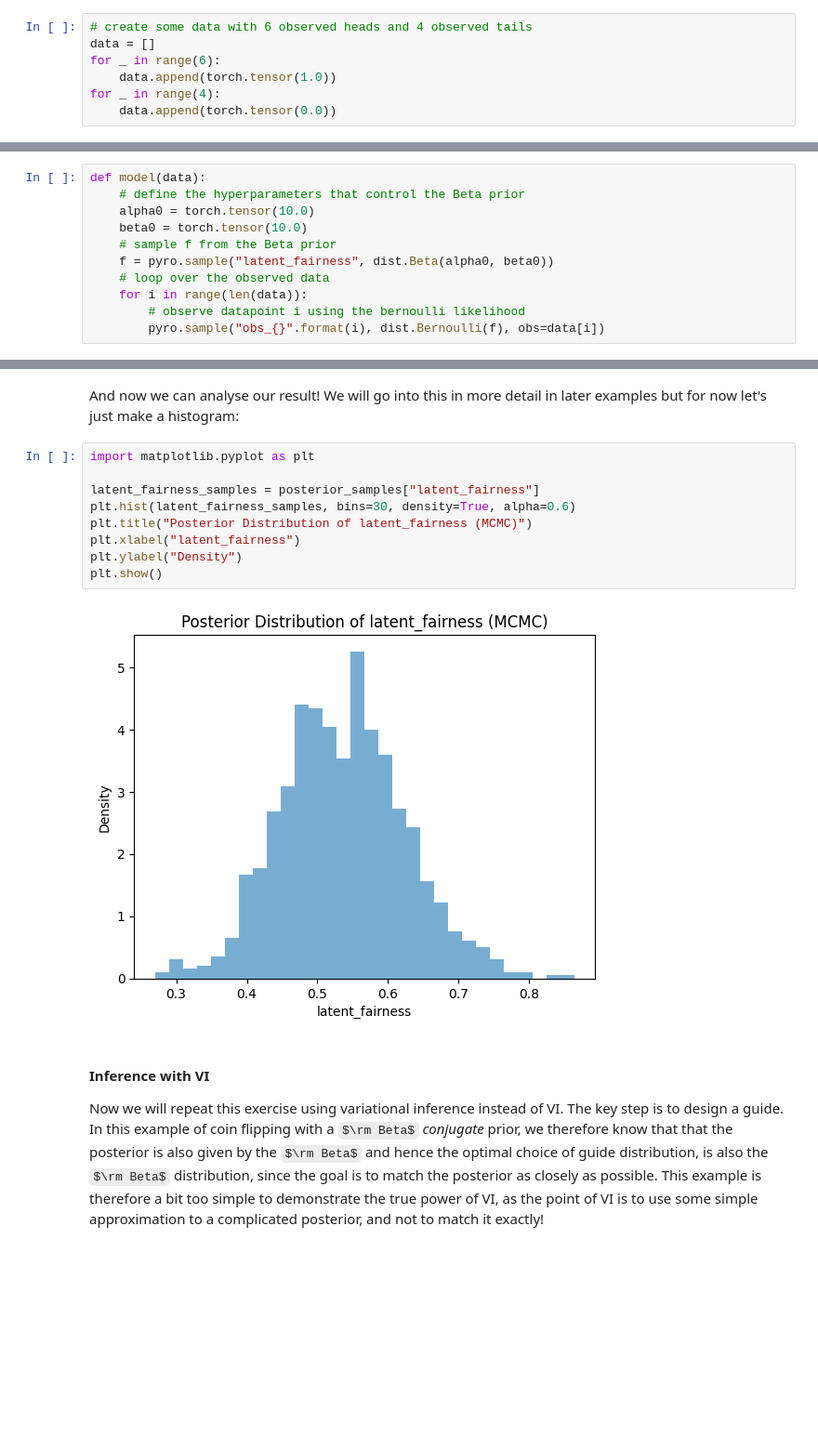
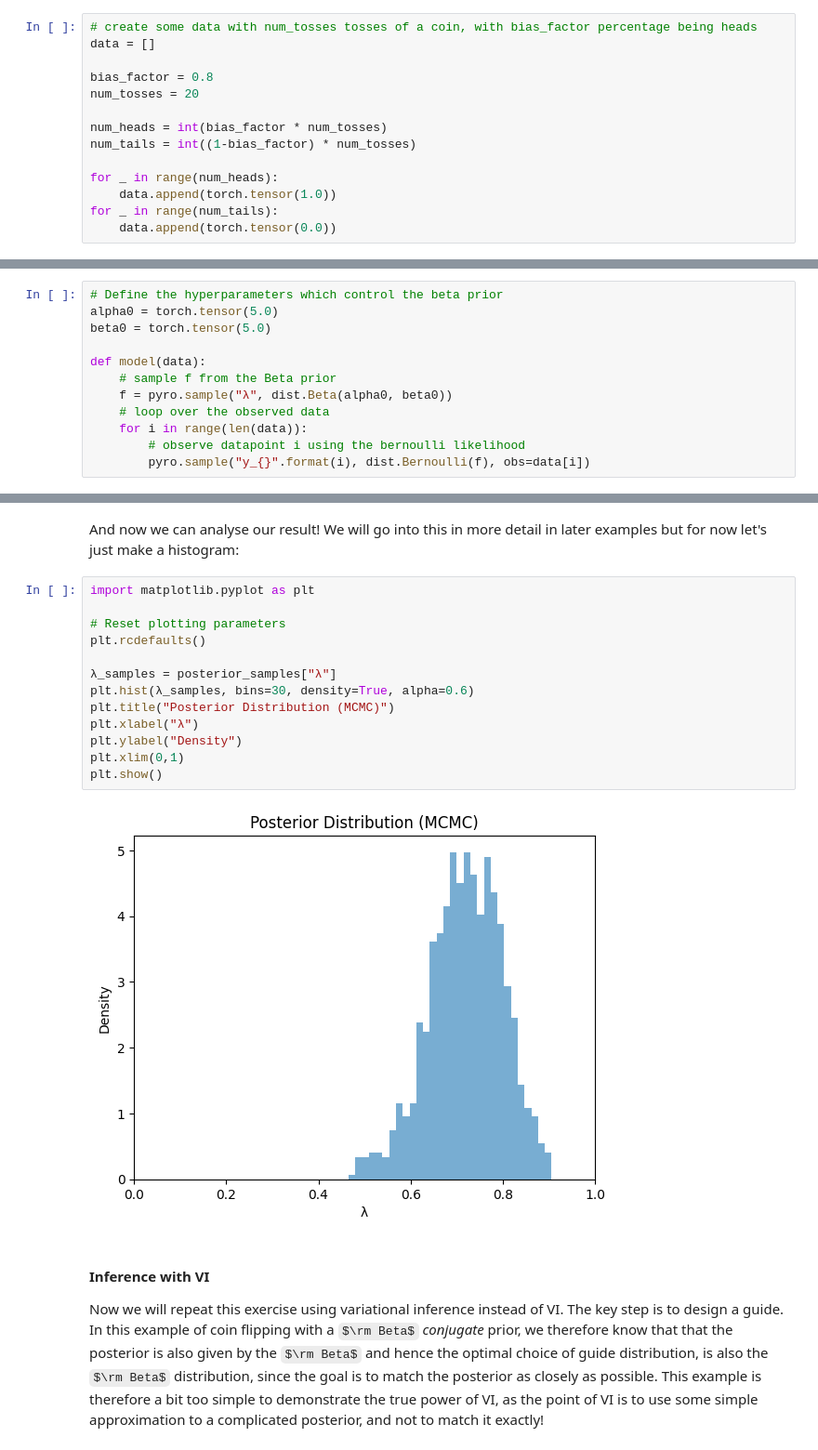
Before and after one commit to DiasFrazerGroup/Intro-to-Bayesian-Modelling-Course, a Jupyter notebook: BayesianModellingCourse_FirstStepsWithPyro_VersionWithAnswers.ipynb, the cells around one changed output, grey strips where cells are left out. Shown at 93% size. Cells and saved outputs as stored; diff of their text form; some formulas as TeX source; blank space fills up the shorter version.

```diff
--- a/BayesianModellingCourse_FirstStepsWithPyro_VersionWithAnswers.ipynb
+++ b/BayesianModellingCourse_FirstStepsWithPyro_VersionWithAnswers.ipynb
@@ -181,11 +185,18 @@ pyro.clear_param_store()
 # %% [markdown]
 Next, we will create some mock data.
 # %%
-# create some data with 6 observed heads and 4 observed tails
+# create some data with num_tosses tosses of a coin, with bias_factor percentage being heads
 data = []
-for _ in range(6):
+
+bias_factor = 0.8
+num_tosses = 20
+
+num_heads = int(bias_factor * num_tosses)
+num_tails = int((1-bias_factor) * num_tosses)
+
+for _ in range(num_heads):
     data.append(torch.tensor(1.0))
-for _ in range(4):
+for _ in range(num_tails):
     data.append(torch.tensor(0.0))
 # %% [markdown]
 ### Defining the model
@@ -205,16 +216,17 @@ where $i$ labels each throw of the coin and $\alpha$ and $\beta$ are the paramet
 
 This is what the model looks like in Pyro
 # %%
+# Define the hyperparameters which control the beta prior
+alpha0 = torch.tensor(5.0)
+beta0 = torch.tensor(5.0)
+
 def model(data):
-    # define the hyperparameters that control the Beta prior
-    alpha0 = torch.tensor(10.0)
-    beta0 = torch.tensor(10.0)
     # sample f from the Beta prior
-    f = pyro.sample("latent_fairness", dist.Beta(alpha0, beta0))
+    f = pyro.sample("λ", dist.Beta(alpha0, beta0))
     # loop over the observed data
     for i in range(len(data)):
         # observe datapoint i using the bernoulli likelihood
-        pyro.sample("obs_{}".format(i), dist.Bernoulli(f), obs=data[i])
+        pyro.sample("y_{}".format(i), dist.Bernoulli(f), obs=data[i])
 # %% [markdown]
 You may not be familiar with python, or PyTorch, and so the details of each line might be hard to follow but don't worry. The main point to notice at this stage is that this model definition quite closely resembles the mathematical expression for the model above!
 # %% [markdown]
@@ -274,14 +286,18 @@ And now we can analyse our result! We will go into this in more detail in later
 # %%
 import matplotlib.pyplot as plt
 
-latent_fairness_samples = posterior_samples["latent_fairness"]
-plt.hist(latent_fairness_samples, bins=30, density=True, alpha=0.6)
-plt.title("Posterior Distribution of latent_fairness (MCMC)")
-plt.xlabel("latent_fairness")
+# Reset plotting parameters
+plt.rcdefaults()
+
+λ_samples = posterior_samples["λ"]
+plt.hist(λ_samples, bins=30, density=True, alpha=0.6)
+plt.title("Posterior Distribution (MCMC)")
+plt.xlabel("λ")
 plt.ylabel("Density")
+plt.xlim(0,1)
 plt.show()
 # %% [output]
-[figure, old version]
+[figure, new version]
 # %% [markdown]
 #### Inference with VI
 
```
Also changed, not shown: parts of 131 cells of this notebook, 1 other file.
